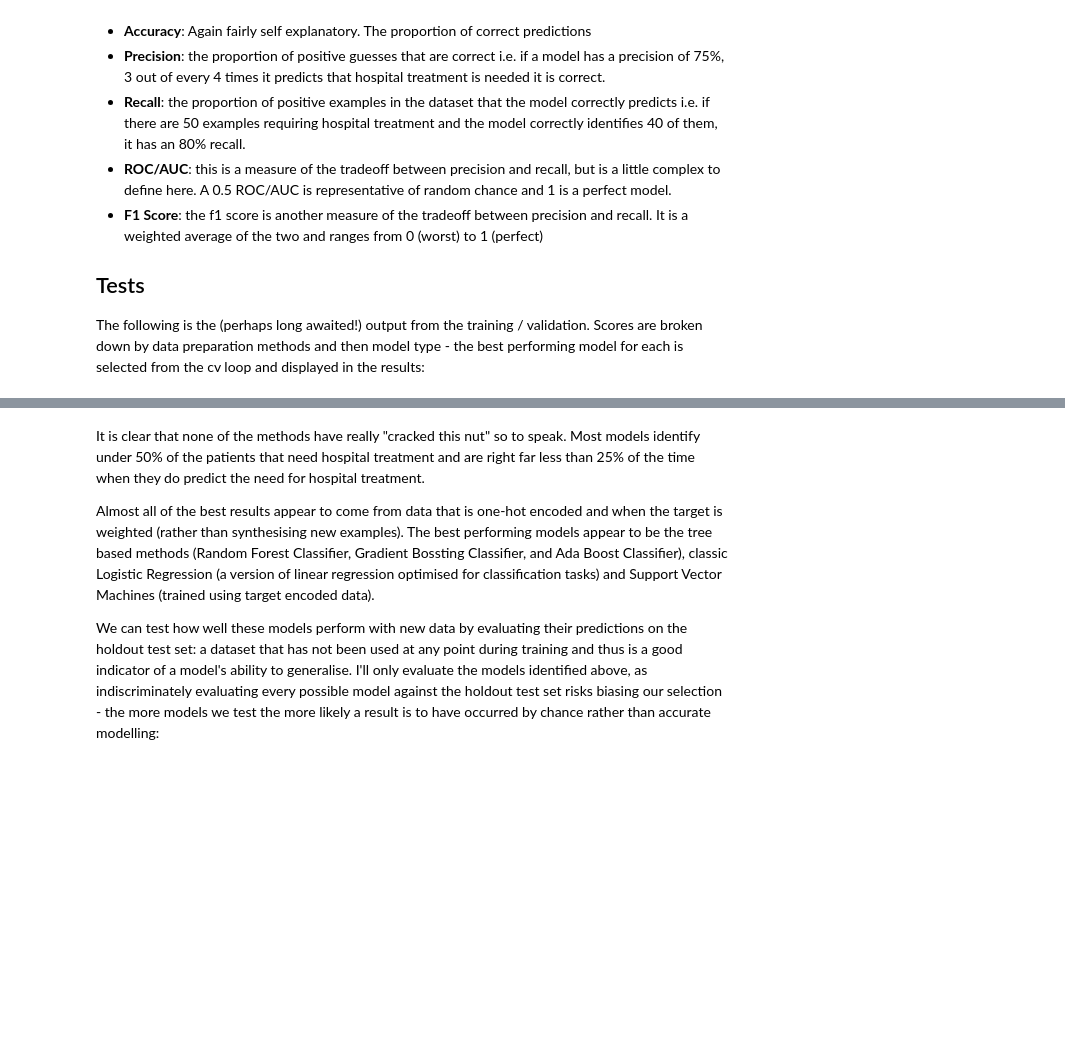
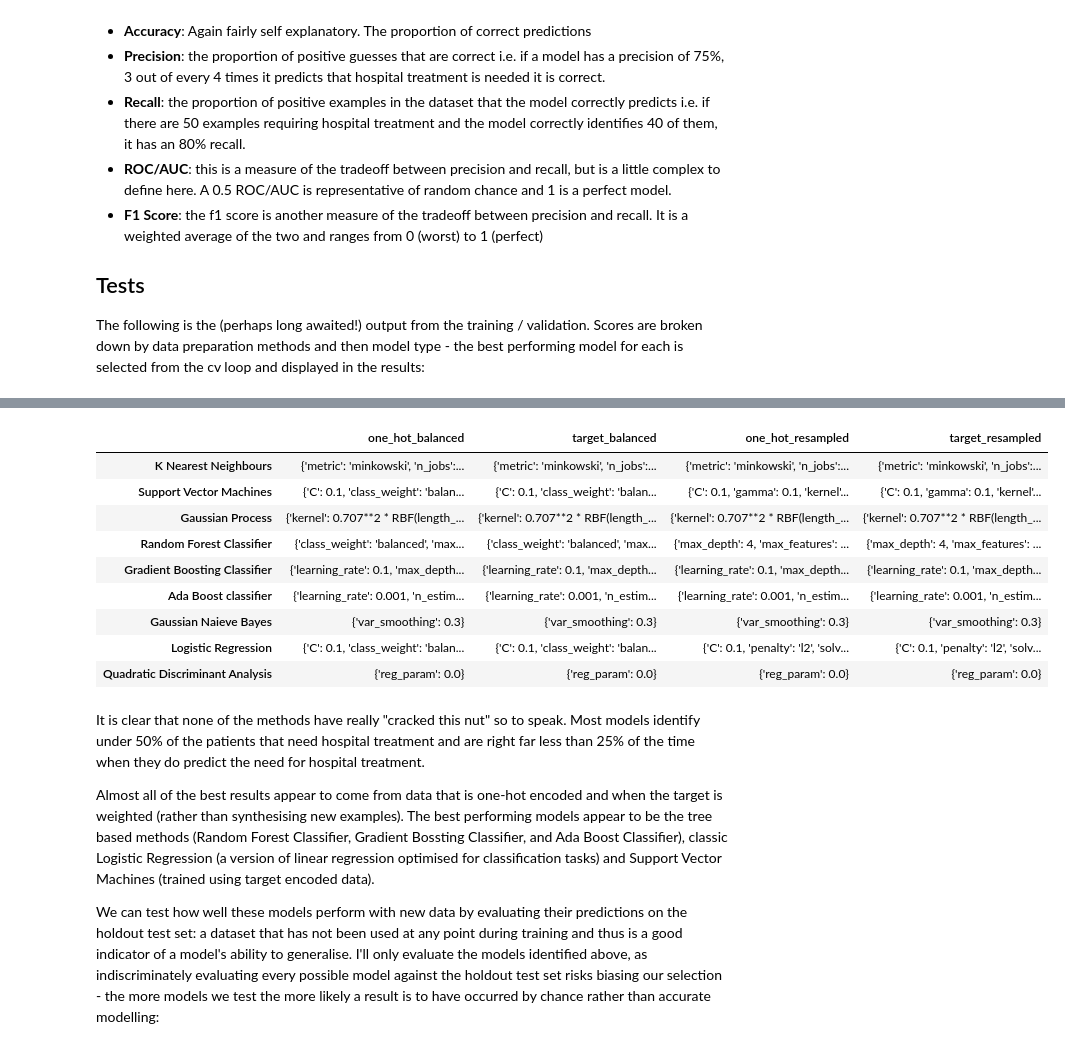
Before and after one commit to btcooper22/ace_project, a Jupyter notebook: models/sklearn_models.ipynb, the cells around one changed output, grey strips where cells are left out. Cells and saved outputs as stored; diff of their text form; code cells hidden in the pictures; blank space fills up the shorter version.

```diff
--- a/models/sklearn_models.ipynb
+++ b/models/sklearn_models.ipynb
@@ -664,3 +718,16 @@ Target Resampled
+# %%
+pd.DataFrame(best_params)
+# %% [output]
+|  | one_hot_balanced | target_balanced | one_hot_resampled | target_resampled |
+| K Nearest Neighbours | {'metric': 'minkowski', 'n_jobs':... | {'metric': 'minkowski', 'n_jobs':... | {'metric': 'minkowski', 'n_jobs':... | {'metric': 'minkowski', 'n_jobs':... |
+| Support Vector Machines | {'C': 0.1, 'class_weight': 'balan... | {'C': 0.1, 'class_weight': 'balan... | {'C': 0.1, 'gamma': 0.1, 'kernel'... | {'C': 0.1, 'gamma': 0.1, 'kernel'... |
+| Gaussian Process | {'kernel': 0.707**2 * RBF(length_... | {'kernel': 0.707**2 * RBF(length_... | {'kernel': 0.707**2 * RBF(length_... | {'kernel': 0.707**2 * RBF(length_... |
+| Random Forest Classifier | {'class_weight': 'balanced', 'max... | {'class_weight': 'balanced', 'max... | {'max_depth': 4, 'max_features': ... | {'max_depth': 4, 'max_features': ... |
+| Gradient Boosting Classifier | {'learning_rate': 0.1, 'max_depth... | {'learning_rate': 0.1, 'max_depth... | {'learning_rate': 0.1, 'max_depth... | {'learning_rate': 0.1, 'max_depth... |
+| Ada Boost classifier | {'learning_rate': 0.001, 'n_estim... | {'learning_rate': 0.001, 'n_estim... | {'learning_rate': 0.001, 'n_estim... | {'learning_rate': 0.001, 'n_estim... |
+| Gaussian Naieve Bayes | {'var_smoothing': 0.3} | {'var_smoothing': 0.3} | {'var_smoothing': 0.3} | {'var_smoothing': 0.3} |
+| Logistic Regression | {'C': 0.1, 'class_weight': 'balan... | {'C': 0.1, 'class_weight': 'balan... | {'C': 0.1, 'penalty': 'l2', 'solv... | {'C': 0.1, 'penalty': 'l2', 'solv... |
+| Quadratic Discriminant Analysis | {'reg_param': 0.0} | {'reg_param': 0.0} | {'reg_param': 0.0} | {'reg_param': 0.0} |
 # %% [markdown]
 It is clear that none of the methods have really "cracked this nut" so to
 speak. Most models identify under 50% of the patients that need hospital
```
Also changed, not shown: parts of 16 cells of this notebook, 4 other files.
